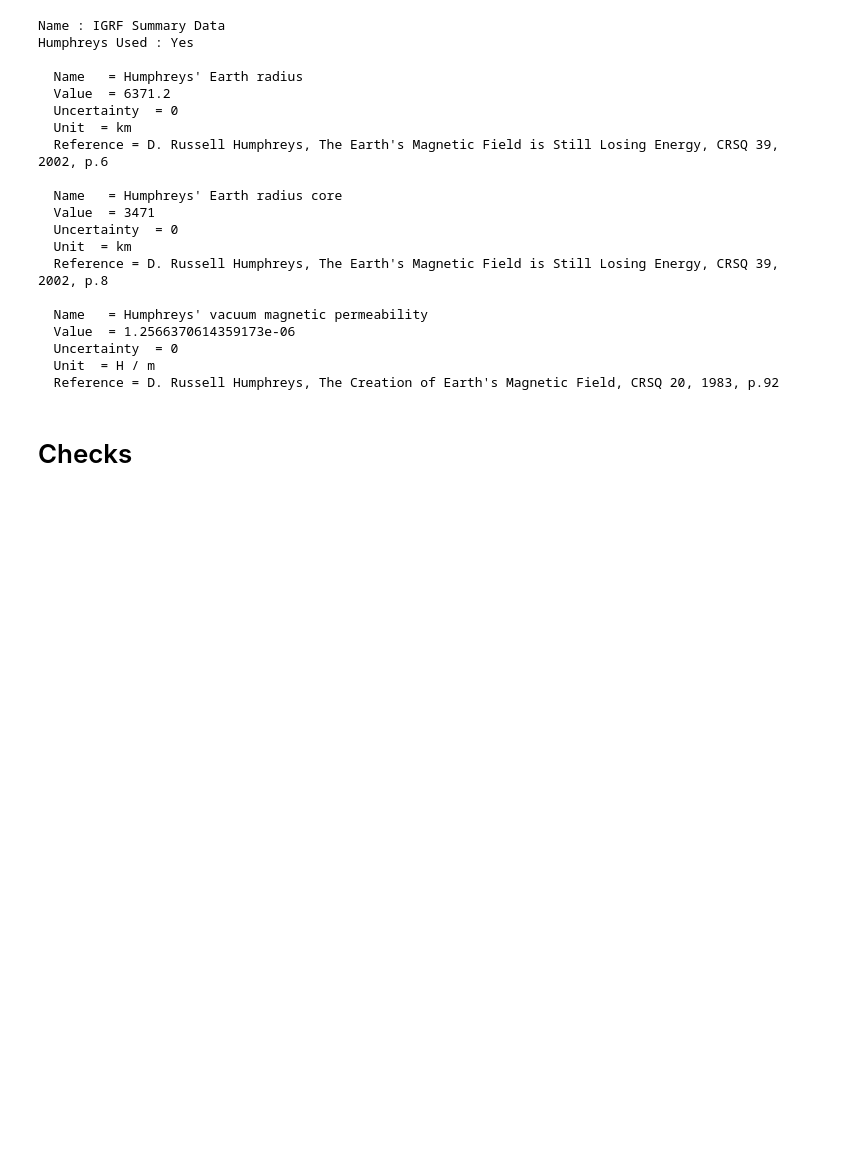
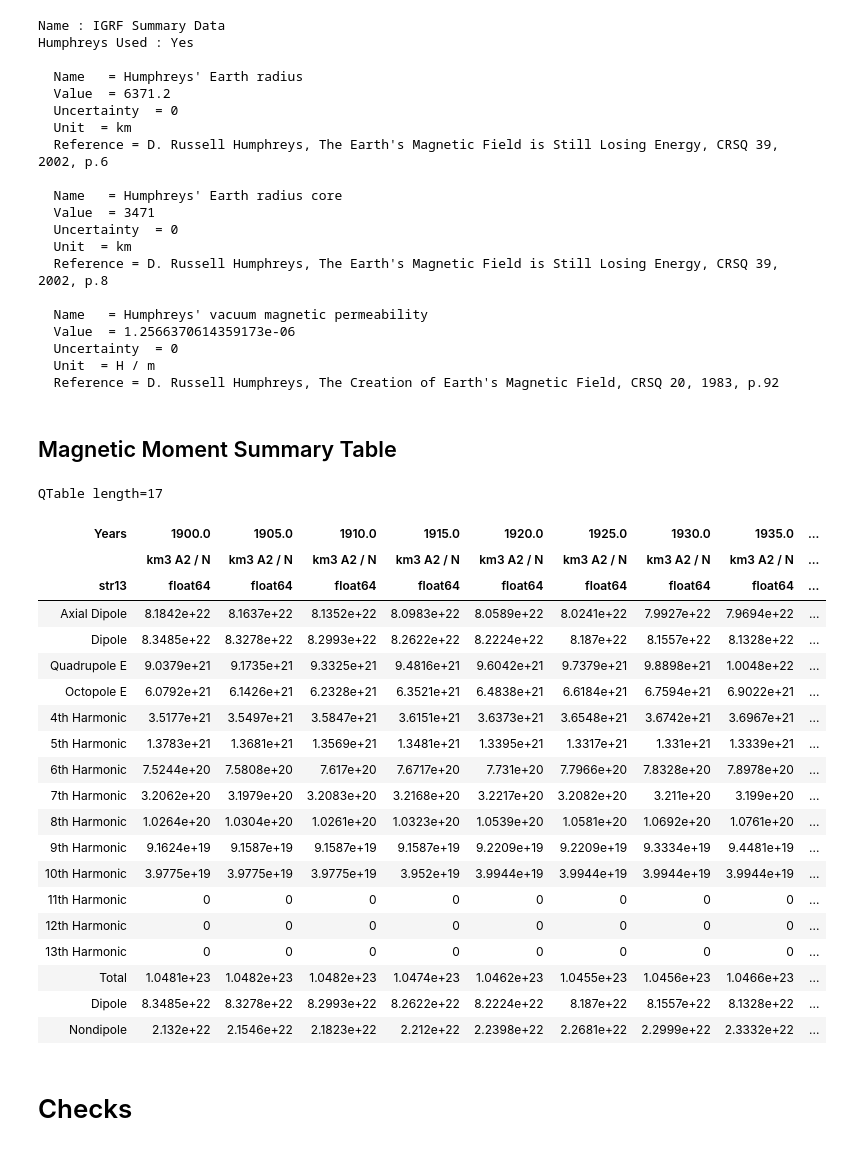
Before and after one commit to FrankHubeny/geomagnetism, a Jupyter notebook: geomagnetism.ipynb, the cells around one changed output. Cells and saved outputs as stored; diff of their text form; code cells hidden in the pictures; blank space fills up the shorter version.

```diff
--- a/geomagnetism.ipynb
+++ b/geomagnetism.ipynb
@@ -709,3 +724,5 @@ Humphreys Used : Yes
   Uncertainty  = 0
   Unit  = H / m
   Reference = D. Russell Humphreys, The Creation of Earth's Magnetic Field, CRSQ 20, 1983, p.92
+# %% [markdown]
+## Magnetic Moment Summary Table
@@ -712,3 +825,28 @@ Humphreys Used : Yes
+# %%
+M9 = magneticMomentTable(IGRF9, form='1.5g')
+M9
+# %% [output]
+QTable length=17
+| Years | 1900.0 | 1905.0 | 1910.0 | 1915.0 | 1920.0 | 1925.0 | 1930.0 | 1935.0 | ... |
+|  | km3 A2 / N | km3 A2 / N | km3 A2 / N | km3 A2 / N | km3 A2 / N | km3 A2 / N | km3 A2 / N | km3 A2 / N | ... |
+| str13 | float64 | float64 | float64 | float64 | float64 | float64 | float64 | float64 | ... |
+| Axial Dipole | 8.1842e+22 | 8.1637e+22 | 8.1352e+22 | 8.0983e+22 | 8.0589e+22 | 8.0241e+22 | 7.9927e+22 | 7.9694e+22 | ... |
+| Dipole | 8.3485e+22 | 8.3278e+22 | 8.2993e+22 | 8.2622e+22 | 8.2224e+22 | 8.187e+22 | 8.1557e+22 | 8.1328e+22 | ... |
+| Quadrupole E | 9.0379e+21 | 9.1735e+21 | 9.3325e+21 | 9.4816e+21 | 9.6042e+21 | 9.7379e+21 | 9.8898e+21 | 1.0048e+22 | ... |
+| Octopole E | 6.0792e+21 | 6.1426e+21 | 6.2328e+21 | 6.3521e+21 | 6.4838e+21 | 6.6184e+21 | 6.7594e+21 | 6.9022e+21 | ... |
+| 4th Harmonic | 3.5177e+21 | 3.5497e+21 | 3.5847e+21 | 3.6151e+21 | 3.6373e+21 | 3.6548e+21 | 3.6742e+21 | 3.6967e+21 | ... |
+| 5th Harmonic | 1.3783e+21 | 1.3681e+21 | 1.3569e+21 | 1.3481e+21 | 1.3395e+21 | 1.3317e+21 | 1.331e+21 | 1.3339e+21 | ... |
+| 6th Harmonic | 7.5244e+20 | 7.5808e+20 | 7.617e+20 | 7.6717e+20 | 7.731e+20 | 7.7966e+20 | 7.8328e+20 | 7.8978e+20 | ... |
+| 7th Harmonic | 3.2062e+20 | 3.1979e+20 | 3.2083e+20 | 3.2168e+20 | 3.2217e+20 | 3.2082e+20 | 3.211e+20 | 3.199e+20 | ... |
+| 8th Harmonic | 1.0264e+20 | 1.0304e+20 | 1.0261e+20 | 1.0323e+20 | 1.0539e+20 | 1.0581e+20 | 1.0692e+20 | 1.0761e+20 | ... |
+| 9th Harmonic | 9.1624e+19 | 9.1587e+19 | 9.1587e+19 | 9.1587e+19 | 9.2209e+19 | 9.2209e+19 | 9.3334e+19 | 9.4481e+19 | ... |
+| 10th Harmonic | 3.9775e+19 | 3.9775e+19 | 3.9775e+19 | 3.952e+19 | 3.9944e+19 | 3.9944e+19 | 3.9944e+19 | 3.9944e+19 | ... |
+| 11th Harmonic | 0 | 0 | 0 | 0 | 0 | 0 | 0 | 0 | ... |
+| 12th Harmonic | 0 | 0 | 0 | 0 | 0 | 0 | 0 | 0 | ... |
+| 13th Harmonic | 0 | 0 | 0 | 0 | 0 | 0 | 0 | 0 | ... |
+| Total | 1.0481e+23 | 1.0482e+23 | 1.0482e+23 | 1.0474e+23 | 1.0462e+23 | 1.0455e+23 | 1.0456e+23 | 1.0466e+23 | ... |
+| Dipole | 8.3485e+22 | 8.3278e+22 | 8.2993e+22 | 8.2622e+22 | 8.2224e+22 | 8.187e+22 | 8.1557e+22 | 8.1328e+22 | ... |
+| Nondipole | 2.132e+22 | 2.1546e+22 | 2.1823e+22 | 2.212e+22 | 2.2398e+22 | 2.2681e+22 | 2.2999e+22 | 2.3332e+22 | ... |
 # %% [markdown]
 # Checks
 # %% [markdown]
```
Also changed, not shown: parts of 7 cells of this notebook.
